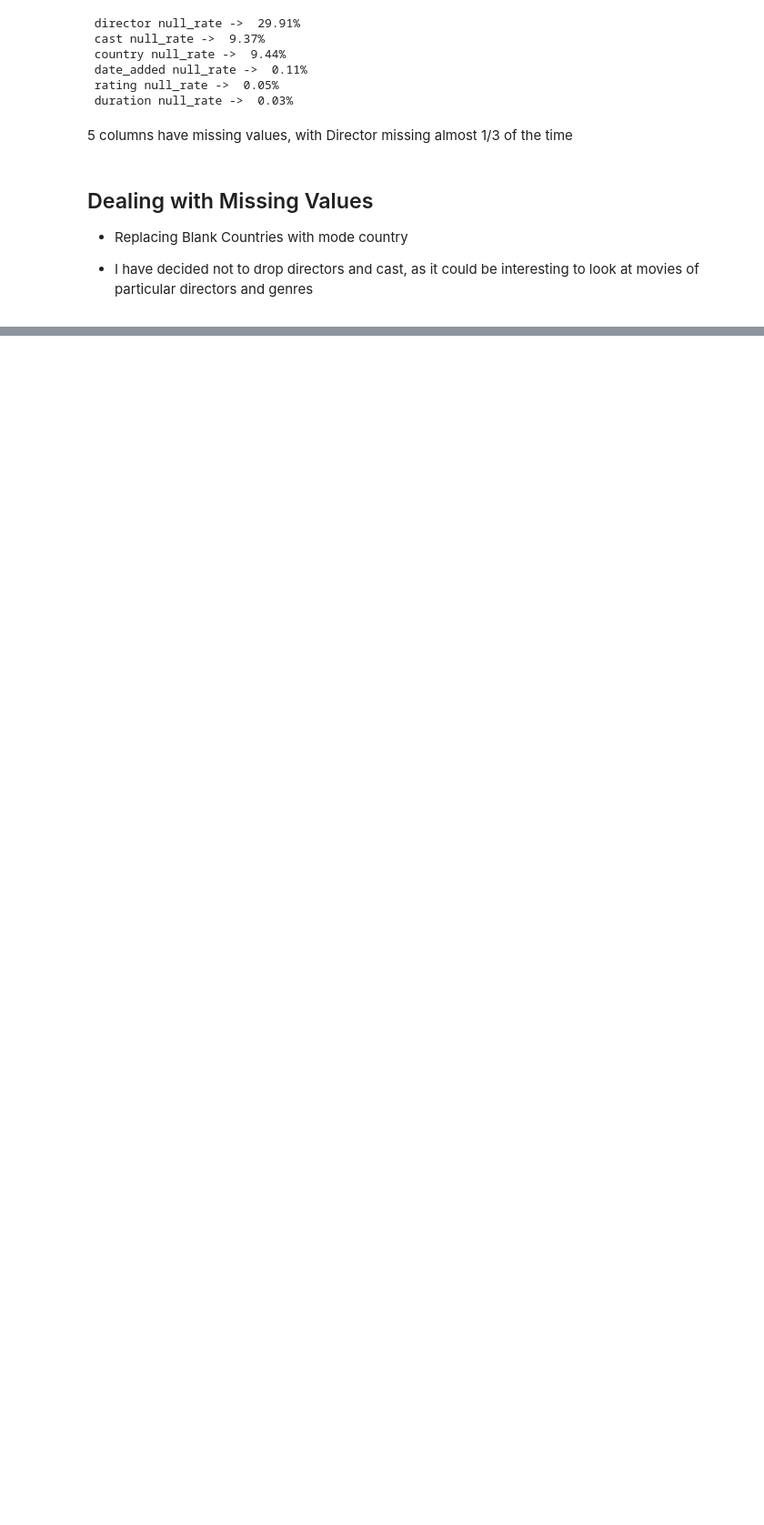
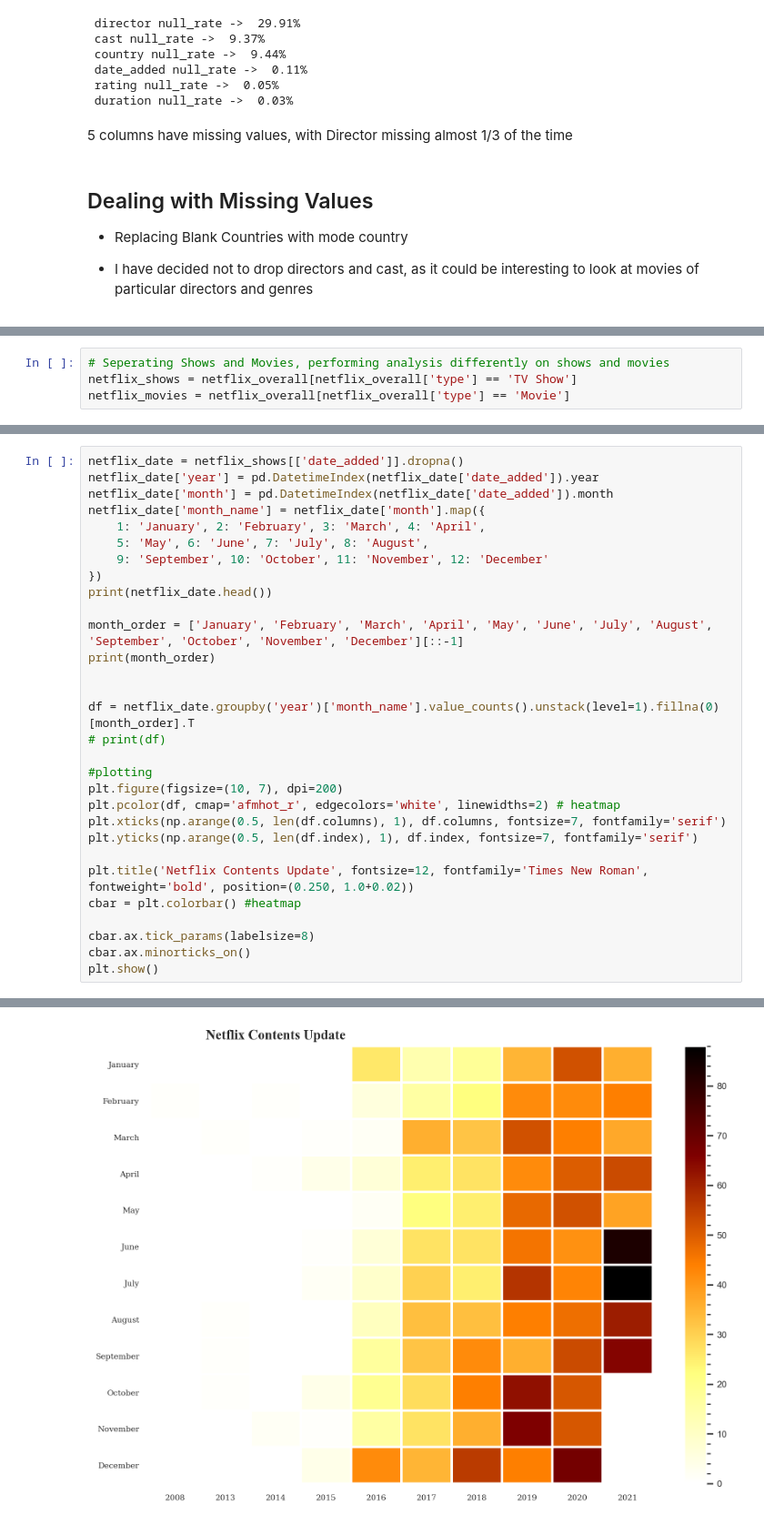
Before and after one commit to DhruvYd61202/CodeBetter_AIML_Assignments, a Jupyter notebook: EDA_Netflix_Dataset.ipynb, the cells around one changed output, grey strips where cells are left out. Shown at 91% size. Saved outputs shown, nothing was run; the diff lists cells and outputs as text; blank space fills up the shorter version.

Commit message:
Final Changes for today i.e 13thJune

```diff
--- a/EDA_Netflix_Dataset.ipynb
+++ b/EDA_Netflix_Dataset.ipynb
@@ -95,0 +119,4 @@ datetime64[ns]
+# %%
+# Seperating Shows and Movies, performing analysis differently on shows and movies
+netflix_shows = netflix_overall[netflix_overall['type'] == 'TV Show']
+netflix_movies = netflix_overall[netflix_overall['type'] == 'Movie']
@@ -95,0 +131,31 @@ datetime64[ns]
+# %%
+netflix_date = netflix_shows[['date_added']].dropna()
+netflix_date['year'] = pd.DatetimeIndex(netflix_date['date_added']).year
+netflix_date['month'] = pd.DatetimeIndex(netflix_date['date_added']).month
+netflix_date['month_name'] = netflix_date['month'].map({
+    1: 'January', 2: 'February', 3: 'March', 4: 'April',
+    5: 'May', 6: 'June', 7: 'July', 8: 'August',
+    9: 'September', 10: 'October', 11: 'November', 12: 'December'
+})
+print(netflix_date.head())
+
+month_order = ['January', 'February', 'March', 'April', 'May', 'June', 'July', 'August', 'September', 'October', 'November', 'December'][::-1]
+print(month_order)
+
+
+df = netflix_date.groupby('year')['month_name'].value_counts().unstack(level=1).fillna(0)[month_order].T
+# print(df)
+
+#plotting
+plt.figure(figsize=(10, 7), dpi=200)
+plt.pcolor(df, cmap='afmhot_r', edgecolors='white', linewidths=2) # heatmap
+plt.xticks(np.arange(0.5, len(df.columns), 1), df.columns, fontsize=7, fontfamily='serif')
+plt.yticks(np.arange(0.5, len(df.index), 1), df.index, fontsize=7, fontfamily='serif')
+
+plt.title('Netflix Contents Update', fontsize=12, fontfamily='Times New Roman', fontweight='bold', position=(0.250, 1.0+0.02))
+cbar = plt.colorbar() #heatmap
+
+cbar.ax.tick_params(labelsize=8)
+cbar.ax.minorticks_on()
+plt.show()
+# %% [output]
@@ -95,0 +169 @@ datetime64[ns]
+[figure, added]
```
Also changed, not shown: parts of 7 cells of this notebook.
